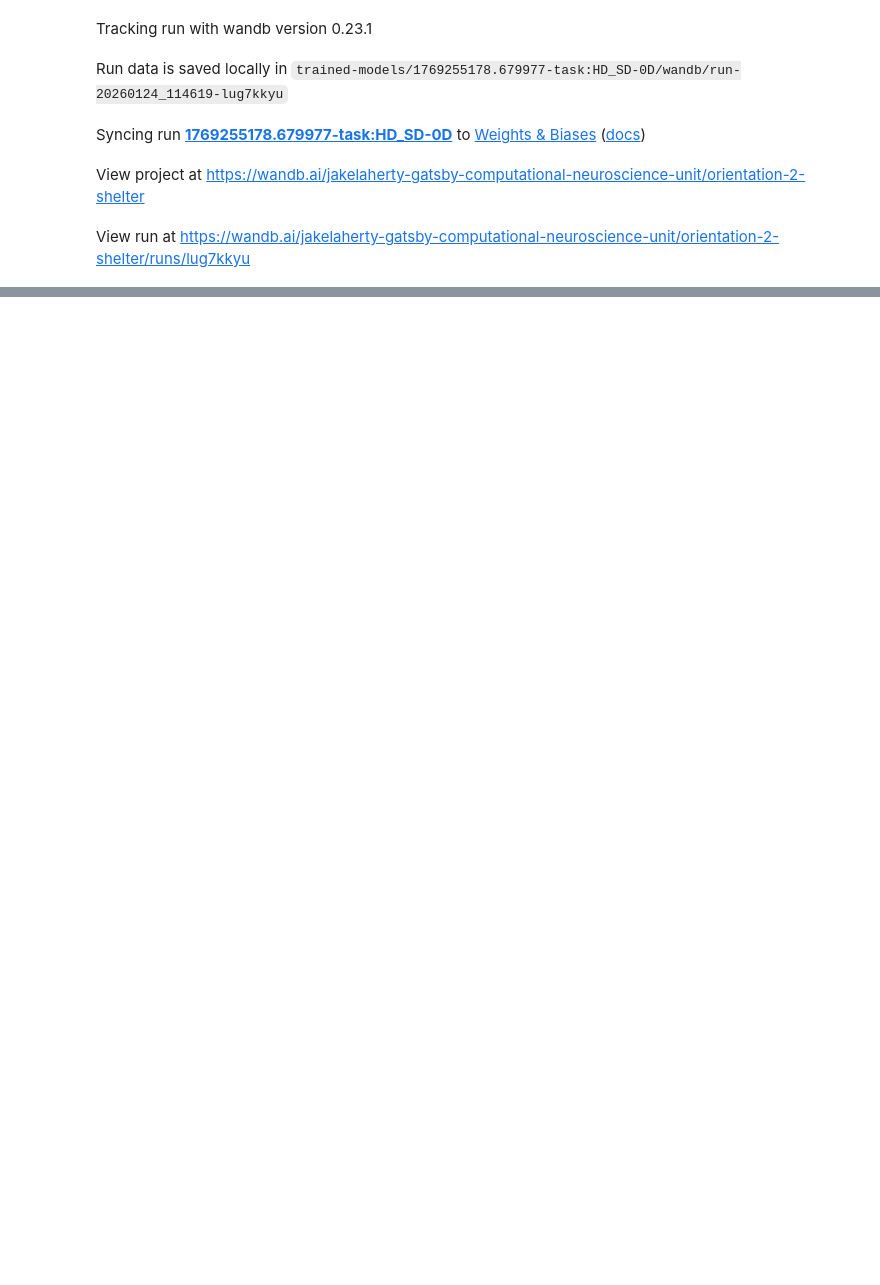
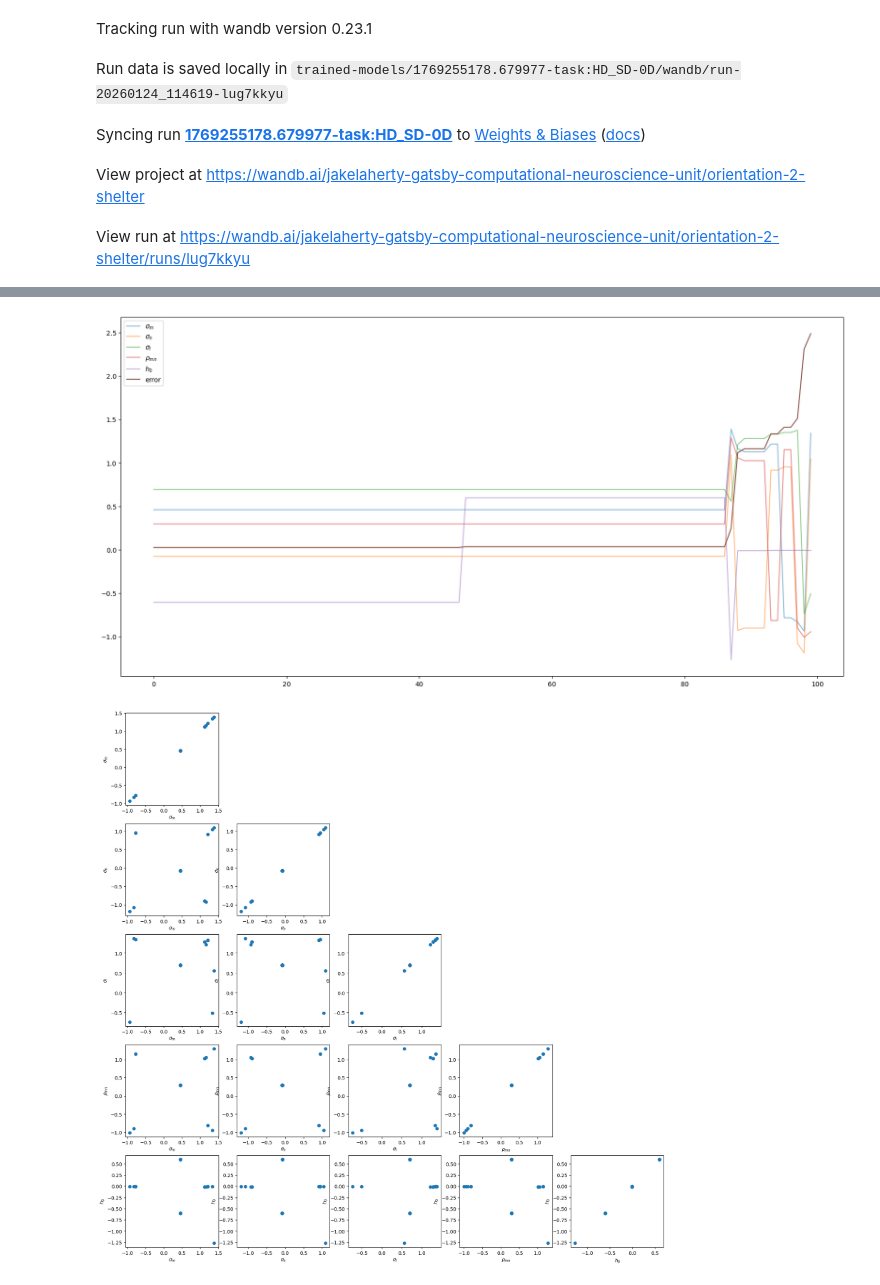
Before and after one commit to jake-latte/Orientation2Shelter, a Jupyter notebook: notebooks/scratch.ipynb, the cells around one changed output, grey strips where cells are left out. Saved outputs shown, nothing was run; the diff lists cells and outputs as text; code cells hidden in the pictures; blank space fills up the shorter version.

```diff
--- a/notebooks/scratch.ipynb
+++ b/notebooks/scratch.ipynb
@@ -122,0 +1122,38 @@ sd_0d_example_neurons = [0, 7]
+# %%
+import matplotlib.pyplot as plt
+from matplotlib.colors import Normalize, LogNorm
+
+fig, ax = plt.subplots(1, 1, figsize=(20,10))
+
+with torch.no_grad():
+    coef = (1 - c1()) / (1 - w()*c2())
+    error = (1 - coef).square().mean(dim=0)
+
+    order = np.argsort(error.detach().numpy())
+
+    ax.plot(sigma_m.detach().numpy()[order], label=r'$\sigma_m$', alpha=0.5)
+    ax.plot(sigma_n.detach().numpy()[order], label=r'$\sigma_n$', alpha=0.5)
+    ax.plot(sigma_I.detach().numpy()[order], label=r'$\sigma_I$', alpha=0.5)
+    ax.plot(rho_mn.detach().numpy()[order], label=r'$\rho_{mn}$', alpha=0.5)
+    ax.plot(h_0.detach().numpy()[order], label=r'$h_0$', alpha=0.5)
+    ax.plot(error.detach().numpy()[order], label='error')
+    # ax.plot(w().squeeze().numpy()[order], label=r'$w$')
+
+    ax.legend()
+
+fig, axes = plt.subplots(5, 5, figsize=(20,20))
+
+labels = [r'$\sigma_m$', r'$\sigma_n$', r'$\sigma_I$', r'$\rho_{mn}$', r'$h_0$']
+for i in range(5):
+    for j in range(5):
+        ax = axes[i,j]
+        if j > i:
+            ax.set_axis_off()
+            continue
+
+        ax.scatter(params[j].detach(), params[i].detach())
+        ax.set_xlabel(labels[j])
+        ax.set_ylabel(labels[i])
+# %% [output]
+[figure, added]
+[figure, added]
```
Also changed, not shown: parts of 14 cells of this notebook.
